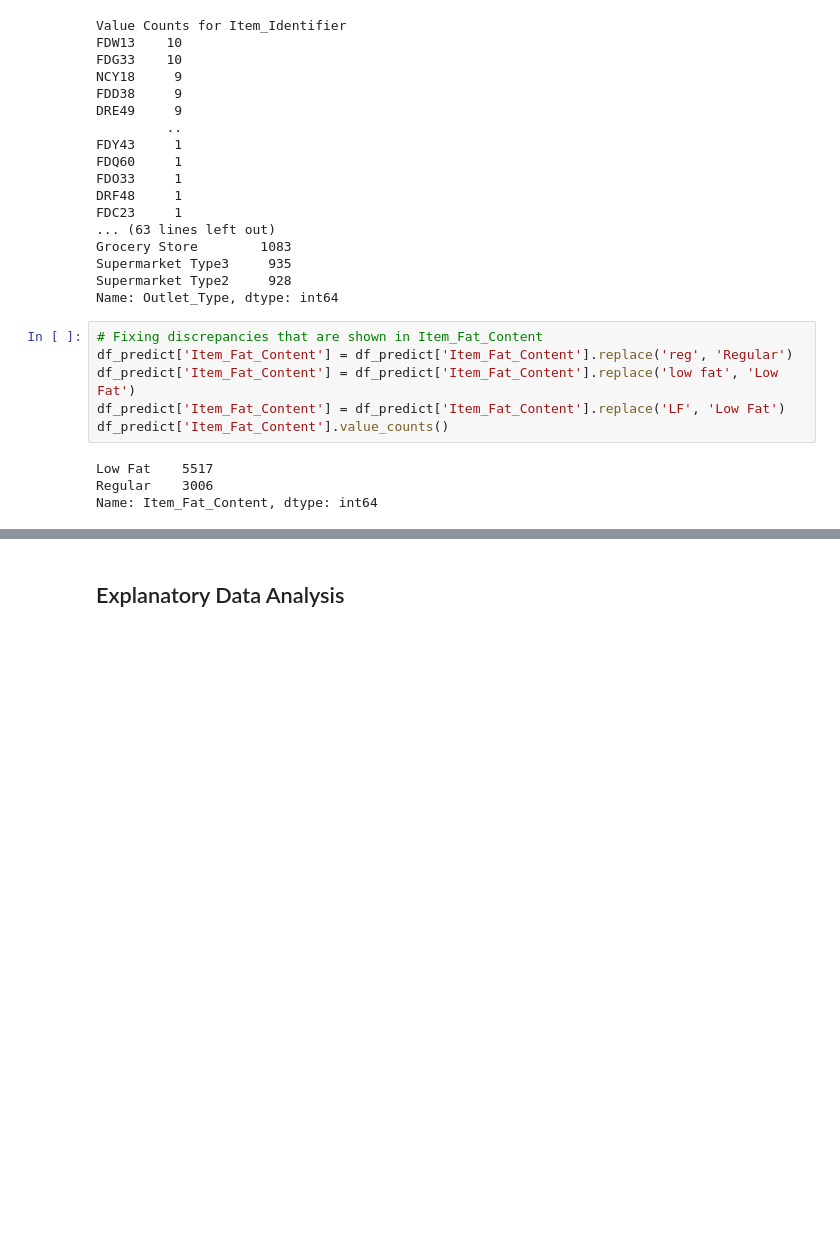
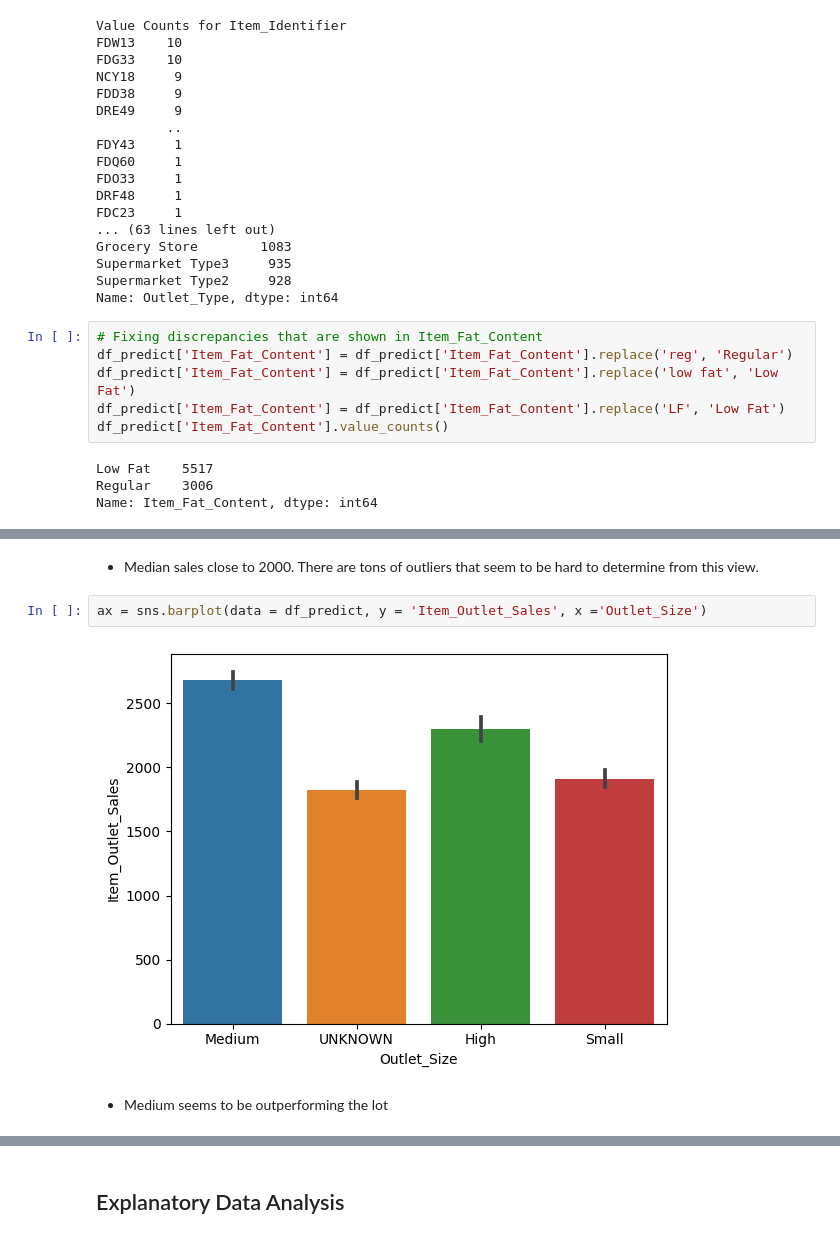
Before and after one commit to coryncates/Prediction-of-Product-Sales, a Jupyter notebook: Copy_of_PredictionOfProdSales.ipynb, the cells around one changed output, grey strips where cells are left out. Cells and saved outputs as stored; diff of their text form; blank space fills up the shorter version.

```diff
--- a/Copy_of_PredictionOfProdSales.ipynb
+++ b/Copy_of_PredictionOfProdSales.ipynb
@@ -337,0 +323,8 @@ Name: Item_Fat_Content, dtype: int64
+# %% [markdown]
+- Median sales close to 2000.  There are tons of outliers that seem to be hard to determine from this view.
+# %%
+ax = sns.barplot(data = df_predict, y = 'Item_Outlet_Sales', x ='Outlet_Size')
+# %% [output]
+[figure, added]
+# %% [markdown]
+- Medium seems to be outperforming the lot
```
Also changed, not shown: parts of 45 cells of this notebook.
